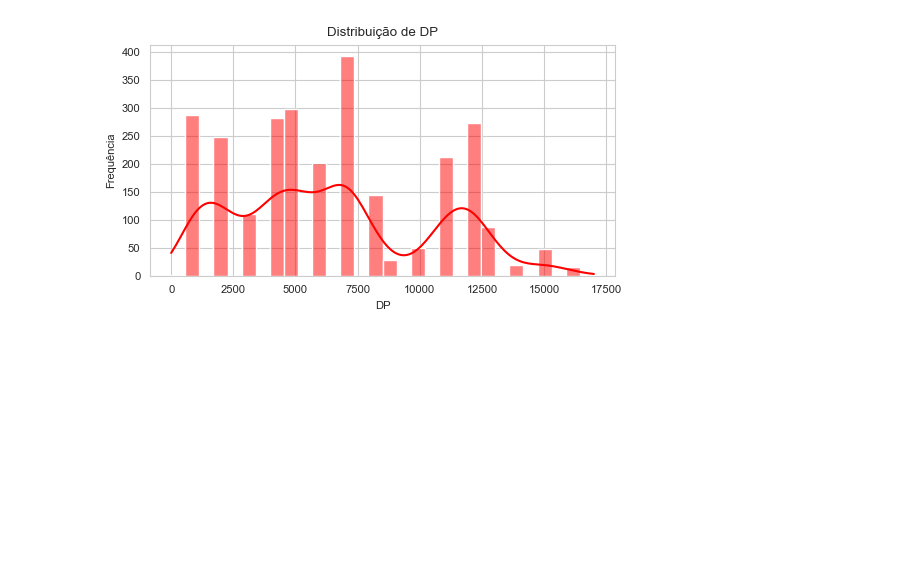
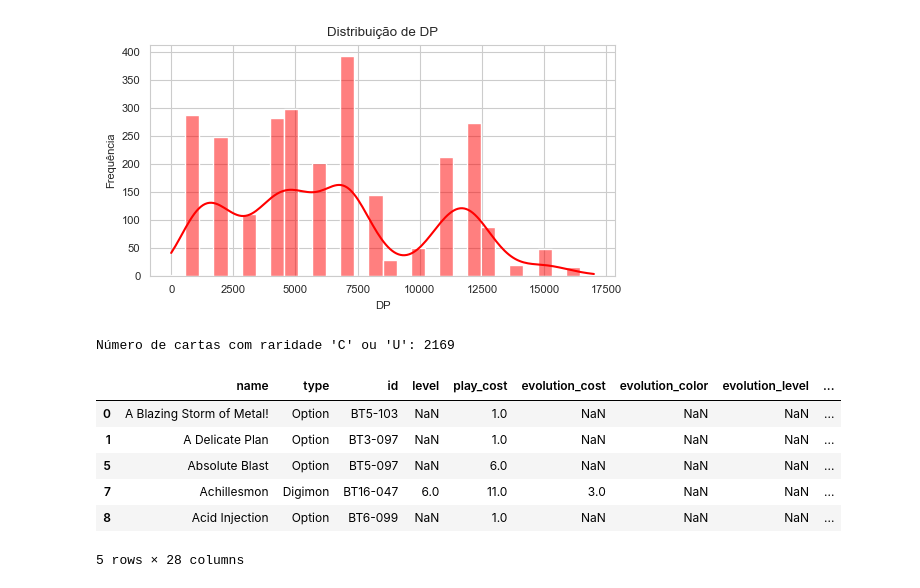
Before and after one commit to Paulo-Aragao/regulation-battle-hub, a Jupyter notebook: data scrapper/process_raw_data.ipynb, the cells around one changed output. Drawn from its saved outputs; the diff is of its cells as text; code cells hidden in the pictures; blank space fills up the shorter version.

Commit message:
update filters

```diff
--- a/data scrapper/process_raw_data.ipynb
+++ b/data scrapper/process_raw_data.ipynb
@@ -227,5 +227,21 @@ full_data_df['set_name'] = full_data_df['set_name'].apply(converter_string_para_
 
 # --- APLIQUE OUTRAS LIMPEZAS QUE FIZEMOS, COMO NA RARIDADE ---
 full_data_df['rarity'] = full_data_df['rarity'].str.upper()
+# %%
+# Filtrar apenas as cartas cuja raridade é 'C' ou 'U'
+filtered_df = full_data_df[full_data_df['rarity'].isin(['C', 'U'])]
+
+# Exibir informações gerais sobre o DataFrame filtrado
+print(f"Número de cartas com raridade 'C' ou 'U': {len(filtered_df)}")
+display(filtered_df.head())
+# %% [output]
+Número de cartas com raridade 'C' ou 'U': 2169
+|  | name | type | id | level | play_cost | evolution_cost | evolution_color | evolution_level | ... |
+| 0 | A Blazing Storm of Metal! | Option | BT5-103 | NaN | 1.0 | NaN | NaN | NaN | ... |
+| 1 | A Delicate Plan | Option | BT3-097 | NaN | 1.0 | NaN | NaN | NaN | ... |
+| 5 | Absolute Blast | Option | BT5-097 | NaN | 6.0 | NaN | NaN | NaN | ... |
+| 7 | Achillesmon | Digimon | BT16-047 | 6.0 | 11.0 | 3.0 | NaN | NaN | ... |
+| 8 | Acid Injection | Option | BT6-099 | NaN | 1.0 | NaN | NaN | NaN | ... |
+5 rows × 28 columns
 # %%
 # Exemplo de como salvar o DataFrame limpo em um novo CSV
```
Also changed, not shown: parts of 1 cell of this notebook, 3 other files.
